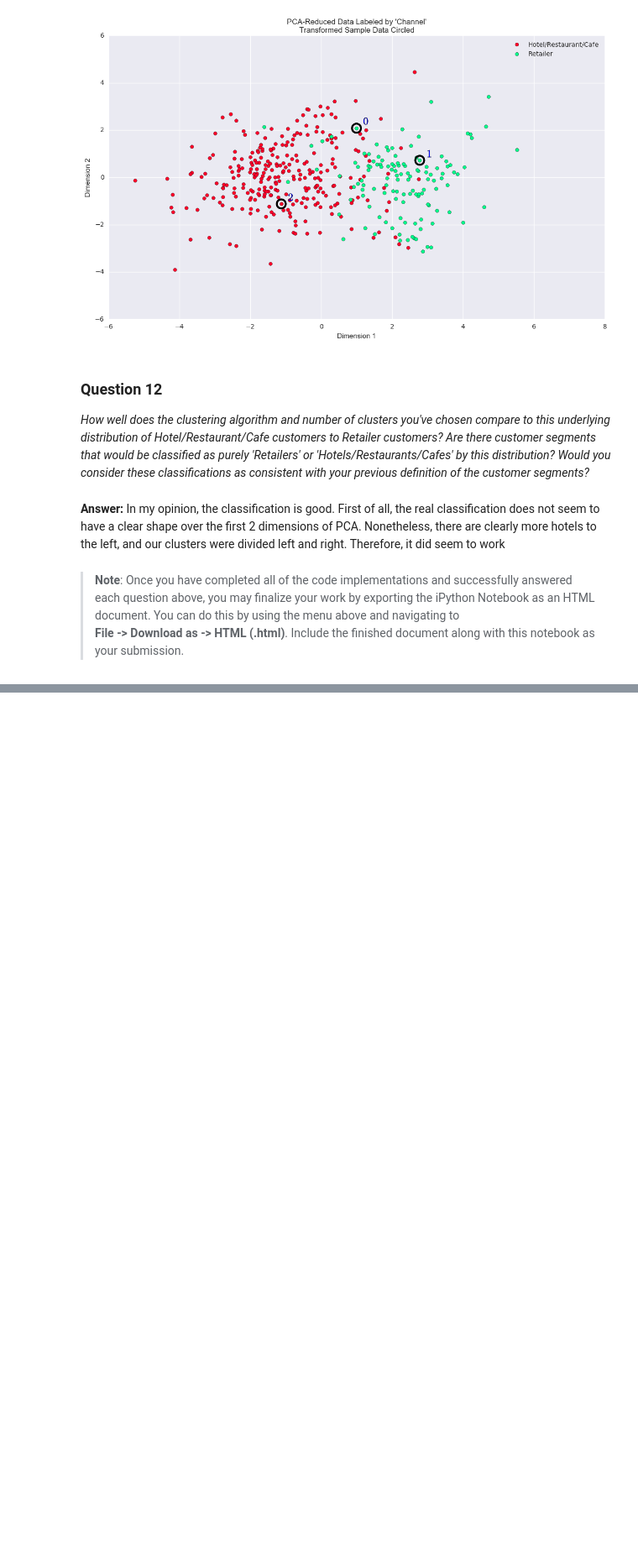
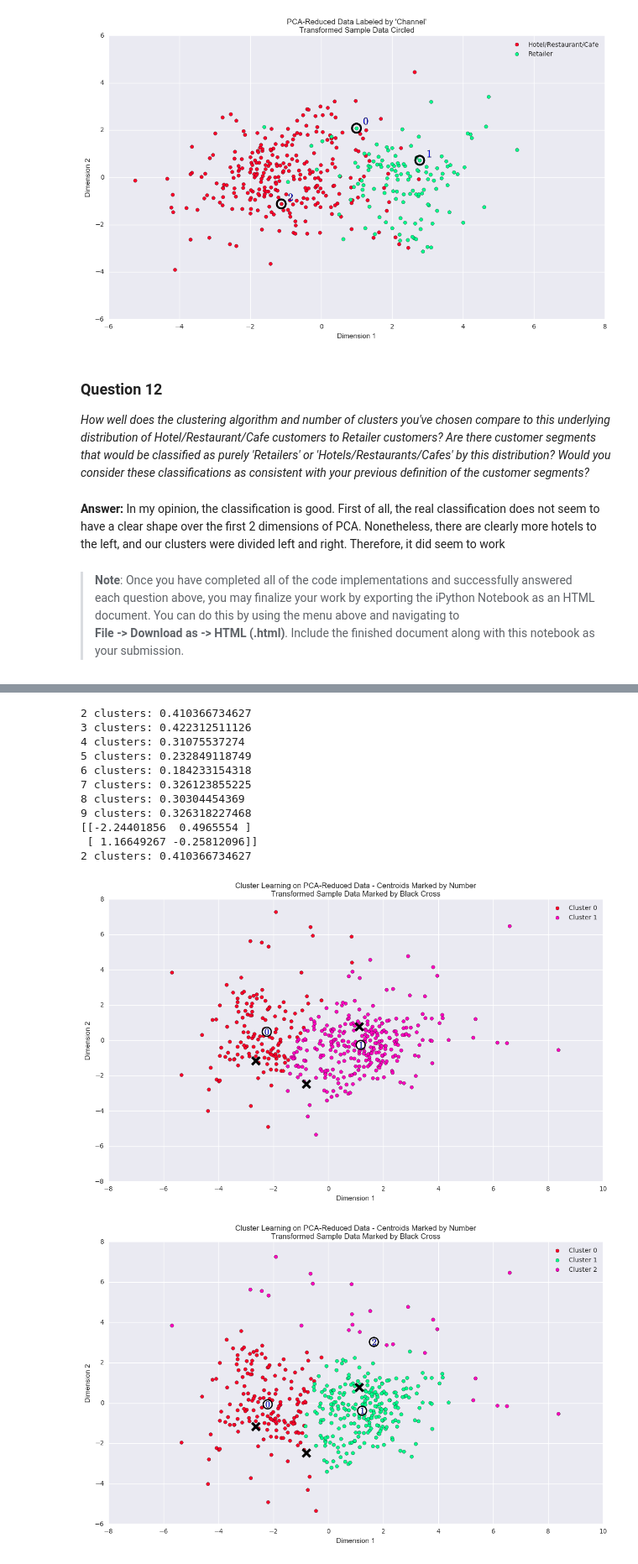
Before and after one commit to BernardoGar/customer_segments, a Jupyter notebook: customer_segments.ipynb, the cells around one changed output, grey strips where cells are left out. Shown at 84% size. Saved outputs shown, nothing was run; the diff lists cells and outputs as text; code cells hidden in the pictures; blank space fills up the shorter version.

```diff
--- a/customer_segments.ipynb
+++ b/customer_segments.ipynb
@@ -514,6 +514,6 @@ for k in range(2,50):
     # TODO: Predict the cluster for each transformed sample data point
     sample_preds = clusterer.predict(pca_samples)
     # TODO: Calculate the mean silhouette coefficient for the number of clusters chosen
-    score = metrics.silhouette_score(good_data, clusterer.predict(reduced_data))
+    score = metrics.silhouette_score(reduced_data, clusterer.predict(reduced_data))
     print str(k) + " clusters: " +str(score)
 # %% [output]
@@ -706,0 +733,17 @@ rs.channel_results(reduced_data, list(indices), pca_samples)
+# %%
+# TODO: Apply your clustering algorithm of choice to the reduced data
+from sklearn import mixture
+from sklearn import metrics
+for k in range(2,50):
+    clusterer = mixture.GaussianMixture(n_components=k, random_state=123)
+    clusterer.fit(reduced_data2)
+    # TODO: Predict the cluster for each data point
+    preds = clusterer.predict(reduced_data2)
+
+    # TODO: Find the cluster centers
+    centers = clusterer.means_
+
+    # TODO: Predict the cluster for each transformed sample data point
+    # TODO: Calculate the mean silhouette coefficient for the number of clusters chosen
+    score = metrics.silhouette_score(reduced_data2, clusterer.predict(reduced_data2))
+    print str(k) + " clusters: " +str(score)
@@ -706,0 +768,42 @@ rs.channel_results(reduced_data, list(indices), pca_samples)
+# %%
+for k in range(2,10):
+    clusterer = mixture.GaussianMixture(n_components=k, random_state=123)
+    clusterer.fit(reduced_data2)
+    # TODO: Predict the cluster for each data point
+    preds = clusterer.predict(reduced_data2)
+
+    # TODO: Find the cluster centers
+    centers = clusterer.means_
+
+    # TODO: Predict the cluster for each transformed sample data point
+    # TODO: Calculate the mean silhouette coefficient for the number of clusters chosen
+    score = metrics.silhouette_score(reduced_data2, clusterer.predict(reduced_data2))
+    print str(k) + " clusters: " +str(score)
+    rs.cluster_results(reduced_data2, preds, centers, pca_samples)
+k=2
+clusterer = mixture.GaussianMixture(n_components=k, random_state=123)
+clusterer.fit(reduced_data2)
+# TODO: Predict the cluster for each data point
+preds = clusterer.predict(reduced_data2)
+
+# TODO: Find the cluster centers
+centers = clusterer.means_
+print centers
+# TODO: Predict the cluster for each transformed sample data point
+# TODO: Calculate the mean silhouette coefficient for the number of clusters chosen
+score = metrics.silhouette_score(reduced_data2, clusterer.predict(reduced_data2))
+print str(k) + " clusters: " +str(score)
+# %% [output]
+2 clusters: 0.410366734627
+3 clusters: 0.422312511126
+4 clusters: 0.31075537274
+5 clusters: 0.232849118749
+6 clusters: 0.184233154318
+7 clusters: 0.326123855225
+8 clusters: 0.30304454369
+9 clusters: 0.326318227468
+[[-2.24401856  0.4965554 ]
+ [ 1.16649267 -0.25812096]]
+2 clusters: 0.410366734627
+[figure, added]
+[figure, added]
```
Also changed, not shown: parts of 8 cells of this notebook, 1 other file.
